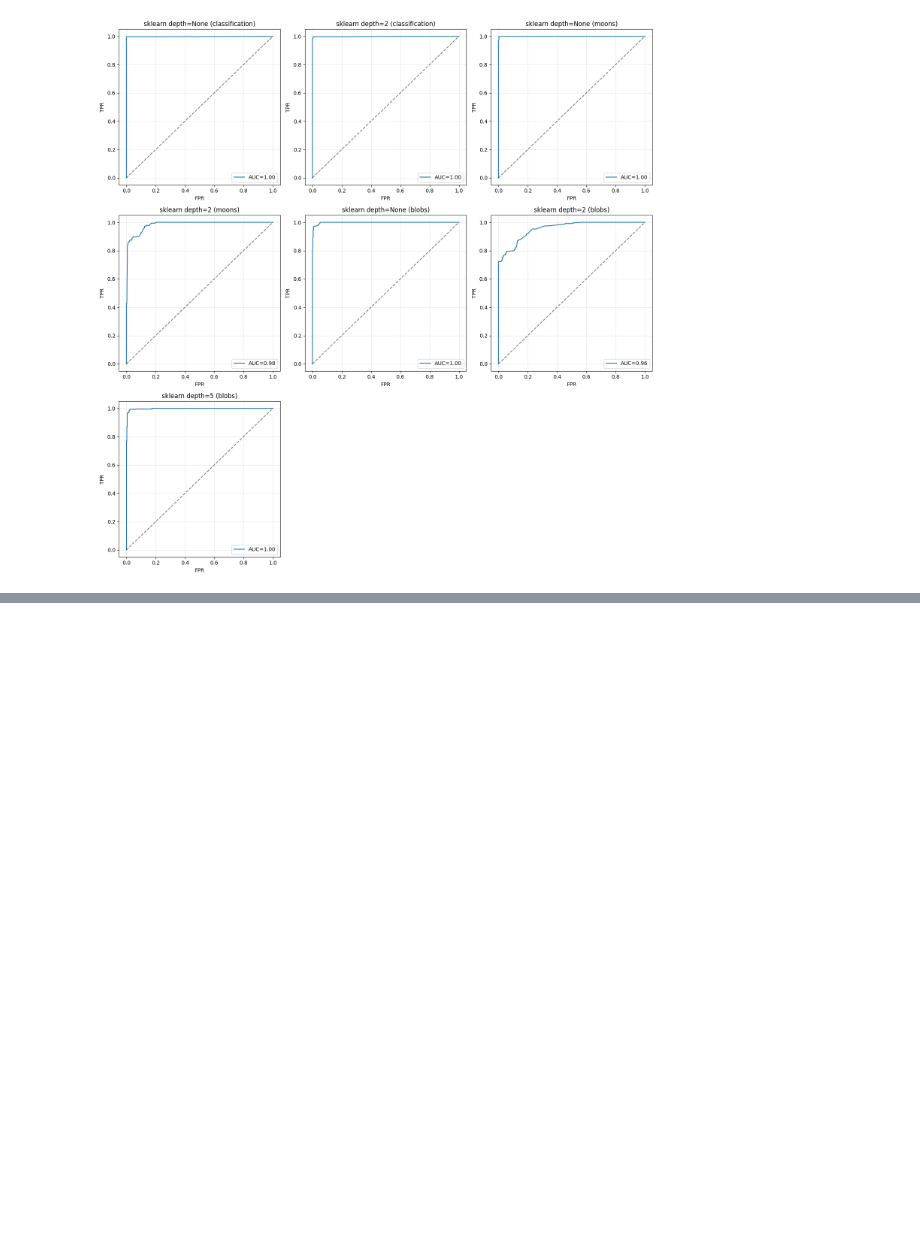
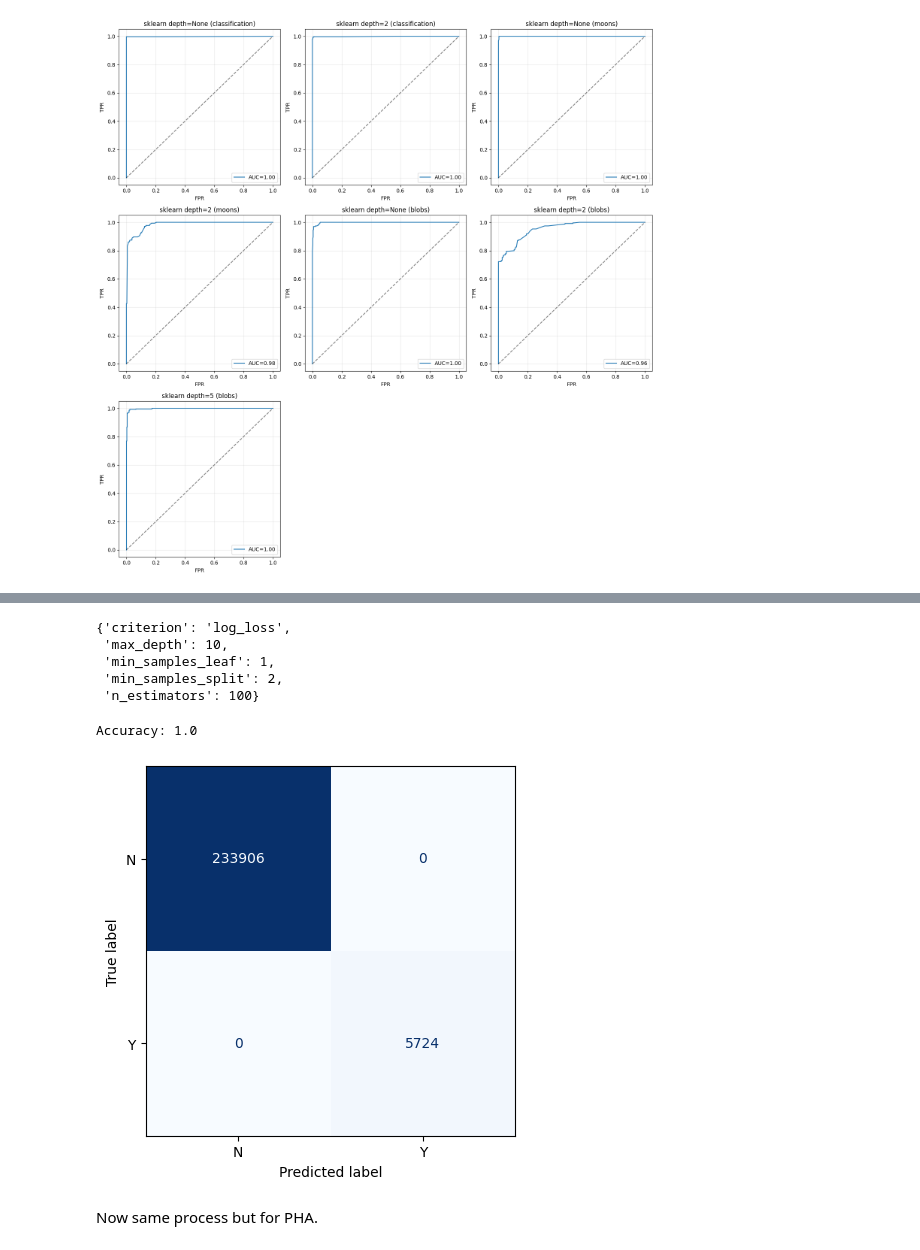
Before and after one commit to adamzsl/master-studies, a Jupyter notebook: random_forest/random_forest.ipynb, the cells around one changed output, grey strips where cells are left out. Drawn from its saved outputs; the diff is of its cells as text; code cells hidden in the pictures; blank space fills up the shorter version.

Commit message:
r NASA JPL Asteroid grid search

```diff
--- a/random_forest/random_forest.ipynb
+++ b/random_forest/random_forest.ipynb
@@ -289,0 +513,12 @@ plt.show()
+# %%
+parameters = {
+    'criterion': ('gini', 'entropy', 'log_loss'),
+    'n_estimators': [10, 100, 200],
+    'max_depth': [None, 5, 10],
+    'min_samples_split': [2, 5, 10],
+    'min_samples_leaf': [1, 5, 10],
+}
+
+clf = RandomForestClassifier()
+grid_search = GridSearchCV(clf, parameters, cv=3, n_jobs=-1, verbose=5)
+grid_search.fit(X_small, y_small)
@@ -289,0 +534,3 @@ plt.show()
+# %%
+grid_search_df = pd.DataFrame(grid_search.cv_results_)
+grid_search_df.sort_values(by=['rank_test_score'])
@@ -289,0 +551,34 @@ plt.show()
+# %%
+# best params
+best_params_neo = grid_search_df.sort_values(by=['rank_test_score']).iloc[0]['params']
+best_params_neo
+# %% [output]
+{'criterion': 'log_loss',
+ 'max_depth': 10,
+ 'min_samples_leaf': 1,
+ 'min_samples_split': 2,
+ 'n_estimators': 100}
+# %%
+clf_neo = RandomForestClassifier(
+    criterion = best_params_neo['criterion'],
+    max_depth = best_params_neo['max_depth'],
+    min_samples_leaf = best_params_neo['min_samples_leaf'],
+    min_samples_split = best_params_neo['min_samples_split'],
+    random_state = 259202
+)
+clf_neo.fit(X_train, y_train)
+y_pred_neo = clf_neo.predict(X_test)
+acc = accuracy_score(y_test, y_pred_neo)
+# %%
+print(f"Accuracy: {acc}")
+# %% [output]
+Accuracy: 1.0
+# %%
+cm = confusion_matrix(y_test, y_pred_neo)
+disp = ConfusionMatrixDisplay(confusion_matrix=cm, display_labels=clf_neo.classes_)
+disp.plot(cmap = "Blues", colorbar=False)
+plt.show()
+# %% [output]
+[figure, added]
+# %% [markdown]
+Now same process but for PHA.
```
Also changed, not shown: parts of 45 cells of this notebook.
